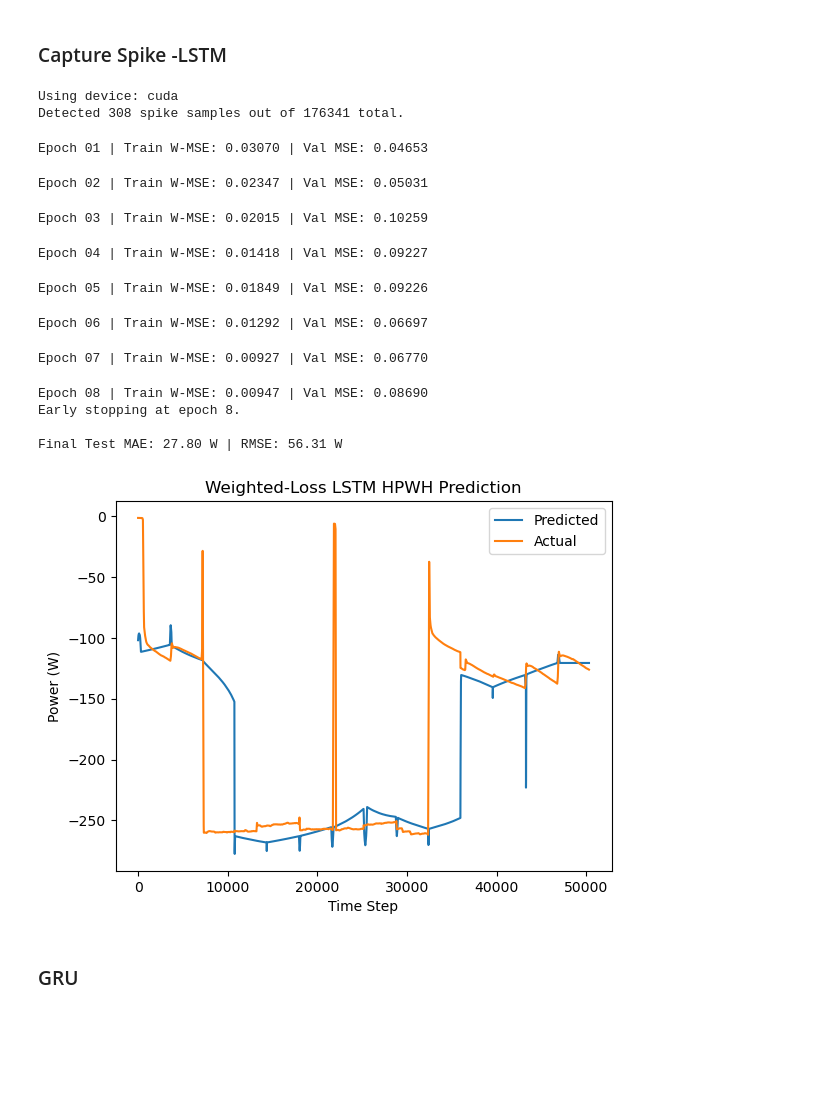
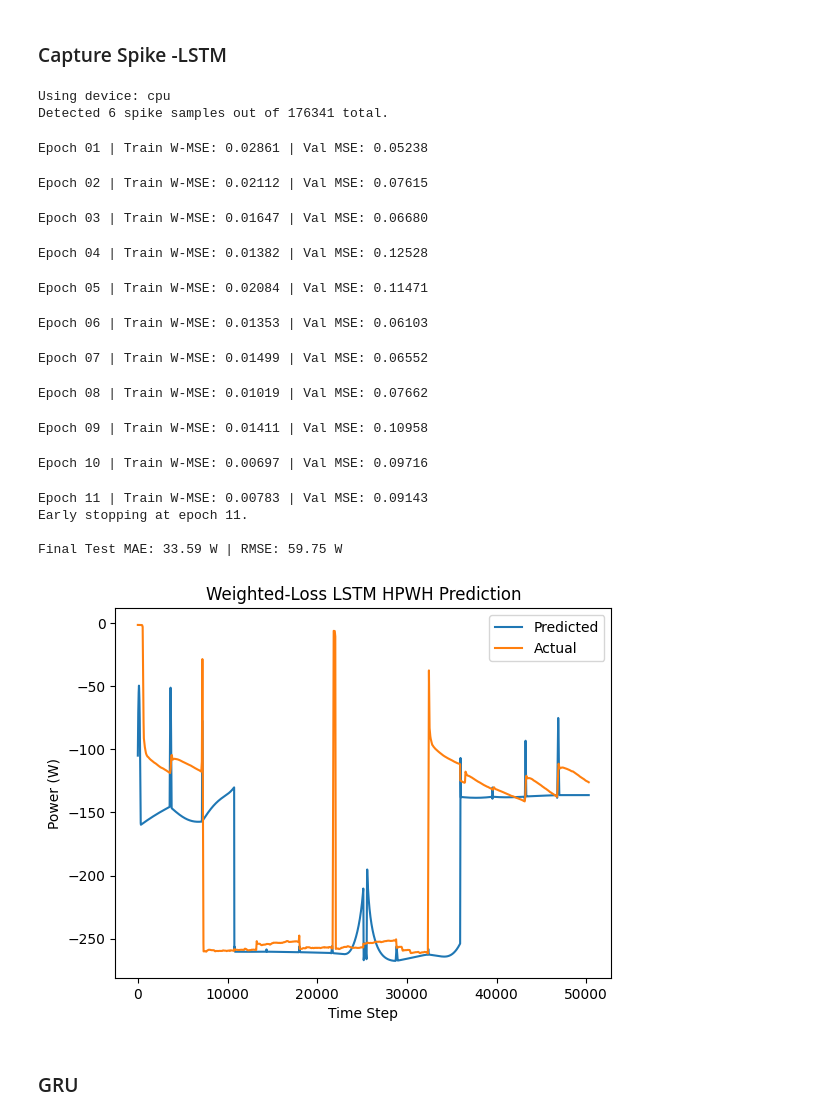
Before and after one commit to Jialin-BLTN/HPWH, a Jupyter notebook: AI_HPWH_06_29.ipynb, the cells around one changed output. Saved outputs shown, nothing was run; the diff lists cells and outputs as text; code cells hidden in the pictures; blank space fills up the shorter version.

```diff
--- a/AI_HPWH_06_29.ipynb
+++ b/AI_HPWH_06_29.ipynb
@@ -26,7 +31,7 @@ NUM_LAYERS  = 2         # Number of LSTM layers
 DROPOUT     = 0.3       # Dropout rate between LSTM layers
 LR          = 1e-3      # Learning rate for Adam optimizer
 MAX_EPOCHS  = 50        # Maximum number of training epochs
-PATIENCE    = 7         # Early stopping patience
+PATIENCE    = 10         # Early stopping patience
 # %%
 FEATURES = [
     "Ambient Temp Trace(F)",
@@ -41,19 +46,23 @@ device = torch.device("cuda" if torch.cuda.is_available() else "cpu")
 print("Using device:", device)
 
 # ─────── Load and scale data ───────
-train_df = pd.read_csv(r"C:\Users\default.DESKTOP-C4C7JDR\Downloads\Trian\Trian\Merged_HPWH_Train_1s.csv")
-test_df  = pd.read_csv(r"C:\Users\default.DESKTOP-C4C7JDR\Downloads\Test\Test\Merged_HPWH_Test_1s.csv")
+#train_df = pd.read_csv(r"C:\Users\default.DESKTOP-C4C7JDR\Downloads\Trian\Trian\Merged_HPWH_Train_1s.csv")
+#test_df  = pd.read_csv(r"C:\Users\default.DESKTOP-C4C7JDR\Downloads\Test\Test\Merged_HPWH_Test_1s.csv")
+
+####Lab PC
+train_df = pd.read_csv(r"C:\Users\jliu359\Downloads\Hpwh\Train\Train\Merged_HPWH_Train_1s.csv")
+test_df = pd.read_csv(r"C:\Users\jliu359\Downloads\Hpwh\Test\Test\Merged_HPWH_Test_1s.csv")
 
 scaler_x = MinMaxScaler()
 scaler_y = MinMaxScaler()
 
-# Fit scalers on training set and transform both train and test
+# Fit scalers on the training set and transform both the train and test
 X_train = scaler_x.fit_transform(train_df[FEATURES])
 y_train = scaler_y.fit_transform(train_df[[TARGET]]).squeeze(-1)
 X_test  = scaler_x.transform(test_df[FEATURES])
 y_test  = scaler_y.transform(test_df[[TARGET]]).squeeze(-1)
 
-# ─────── Dataset definition (lazy slicing) ───────
+# ─────── Dataset definition ───────
 class SequenceDataset(Dataset):
     def __init__(self, X, y, seq_len):
         # Store as tensors; slicing will happen in __getitem__
@@ -233,9 +251,9 @@ NUM_LAYERS   = 2
 DROPOUT      = 0.3
 LR           = 1e-3
 MAX_EPOCHS   = 50
-PATIENCE     = 7
+PATIENCE     = 10
 SPIKE_WEIGHT = 5.0       # Weight multiplier for spike samples
-SPIKE_K      = 2      # Threshold: |Δy| > K * std(Δy) marks a spike
+SPIKE_K      = 6     # Threshold: |Δy| > K * std(Δy) marks a spike
 
 FEATURES = [
     "Ambient Temp Trace(F)",
@@ -250,12 +268,13 @@ device = torch.device("cuda" if torch.cuda.is_available() else "cpu")
 print("Using device:", device)
 
 # ───── Load & normalize data ─────
-train_df = pd.read_csv(
-    r"C:\Users\default.DESKTOP-C4C7JDR\Downloads\Trian\Trian\Merged_HPWH_Train_1s.csv"
-)
-test_df = pd.read_csv(
-    r"C:\Users\default.DESKTOP-C4C7JDR\Downloads\Test\Test\Merged_HPWH_Test_1s.csv"
-)
+##Home PC
+#train_df = pd.read_csv( r"C:\Users\default.DESKTOP-C4C7JDR\Downloads\Trian\Trian\Merged_HPWH_Train_1s.csv")
+#test_df = pd.read_csv(r"C:\Users\default.DESKTOP-C4C7JDR\Downloads\Test\Test\Merged_HPWH_Test_1s.csv")
+
+####Lab PC
+train_df = pd.read_csv(r"C:\Users\jliu359\Downloads\Hpwh\Train\Train\Merged_HPWH_Train_1s.csv")
+test_df = pd.read_csv(r"C:\Users\jliu359\Downloads\Hpwh\Test\Test\Merged_HPWH_Test_1s.csv")
 
 scaler_x = MinMaxScaler()
 scaler_y = MinMaxScaler()
@@ -265,7 +284,7 @@ y_train = scaler_y.fit_transform(train_df[[TARGET]]).ravel()
 X_test  = scaler_x.transform(test_df[FEATURES])
 y_test  = scaler_y.transform(test_df[[TARGET]]).ravel()
 
-# ───── Detect spikes & assign weights ─────
+# ───── Detect spikes events & assign weights ─────
 # Compute absolute first-differences
 dy = np.abs(np.diff(y_train, prepend=y_train[0]))
 threshold = SPIKE_K * np.std(dy)
@@ -329,7 +348,7 @@ def weighted_mse(pred, target, weight):
 
 optimizer = optim.Adam(model.parameters(), lr=LR)
 
-# ───── 6. Training loop with early stopping ─────
+# ───── Training loop with early stopping ─────
 best_val_loss = float("inf")
 wait = 0
 
@@ -375,48 +394,52 @@ model.load_state_dict(torch.load("best_weighted_lstm.pt"))
 model.eval()
 
 y_true_list, y_pred_list = [], []
 with torch.no_grad():
     for Xb, yb, _ in test_loader:
         Xb = Xb.to(device)
         preds = model(Xb).cpu().numpy()
         y_true_list.append(yb.numpy())
         y_pred_list.append(preds)
 
 y_true = scaler_y.inverse_transform(
     np.concatenate(y_true_list).reshape(-1, 1)
 ).ravel()
 y_pred = scaler_y.inverse_transform(
     np.concatenate(y_pred_list).reshape(-1, 1)
 ).ravel()
 
 mae  = mean_absolute_error(y_true, y_pred)
-rmse = root_mean_squared_error(y_true, y_pred)
+mse = mean_squared_error(y_true, y_pred)
+rmse = np.sqrt(mse)
 print(f"\nFinal Test MAE: {mae:.2f} W | RMSE: {rmse:.2f} W")
 
 # ───── Plot predicted vs. actual ─────
 plt.figure()
 plt.plot(y_pred, label="Predicted")
 plt.plot(y_true, label="Actual")
 plt.legend()
 plt.title("Weighted-Loss LSTM HPWH Prediction")
 plt.xlabel("Time Step")
 plt.ylabel("Power (W)")
 plt.show()
 # %% [output]
-Using device: cuda
-Detected 308 spike samples out of 176341 total.
+Using device: cpu
+Detected 6 spike samples out of 176341 total.
-Epoch 01 | Train W-MSE: 0.03070 | Val MSE: 0.04653
+Epoch 01 | Train W-MSE: 0.02861 | Val MSE: 0.05238
-Epoch 02 | Train W-MSE: 0.02347 | Val MSE: 0.05031
+Epoch 02 | Train W-MSE: 0.02112 | Val MSE: 0.07615
-Epoch 03 | Train W-MSE: 0.02015 | Val MSE: 0.10259
+Epoch 03 | Train W-MSE: 0.01647 | Val MSE: 0.06680
-Epoch 04 | Train W-MSE: 0.01418 | Val MSE: 0.09227
+Epoch 04 | Train W-MSE: 0.01382 | Val MSE: 0.12528
-Epoch 05 | Train W-MSE: 0.01849 | Val MSE: 0.09226
+Epoch 05 | Train W-MSE: 0.02084 | Val MSE: 0.11471
-Epoch 06 | Train W-MSE: 0.01292 | Val MSE: 0.06697
+Epoch 06 | Train W-MSE: 0.01353 | Val MSE: 0.06103
-Epoch 07 | Train W-MSE: 0.00927 | Val MSE: 0.06770
+Epoch 07 | Train W-MSE: 0.01499 | Val MSE: 0.06552
-Epoch 08 | Train W-MSE: 0.00947 | Val MSE: 0.08690
-Early stopping at epoch 8.
-
-Final Test MAE: 27.80 W | RMSE: 56.31 W
+Epoch 08 | Train W-MSE: 0.01019 | Val MSE: 0.07662
+Epoch 09 | Train W-MSE: 0.01411 | Val MSE: 0.10958
+Epoch 10 | Train W-MSE: 0.00697 | Val MSE: 0.09716
+Epoch 11 | Train W-MSE: 0.00783 | Val MSE: 0.09143
+Early stopping at epoch 11.
+
+Final Test MAE: 33.59 W | RMSE: 59.75 W
-[figure, old version]
+[figure, new version]
 # %% [markdown]
 ### GRU
 # %%
```
Also changed, not shown: parts of 7 cells of this notebook.
